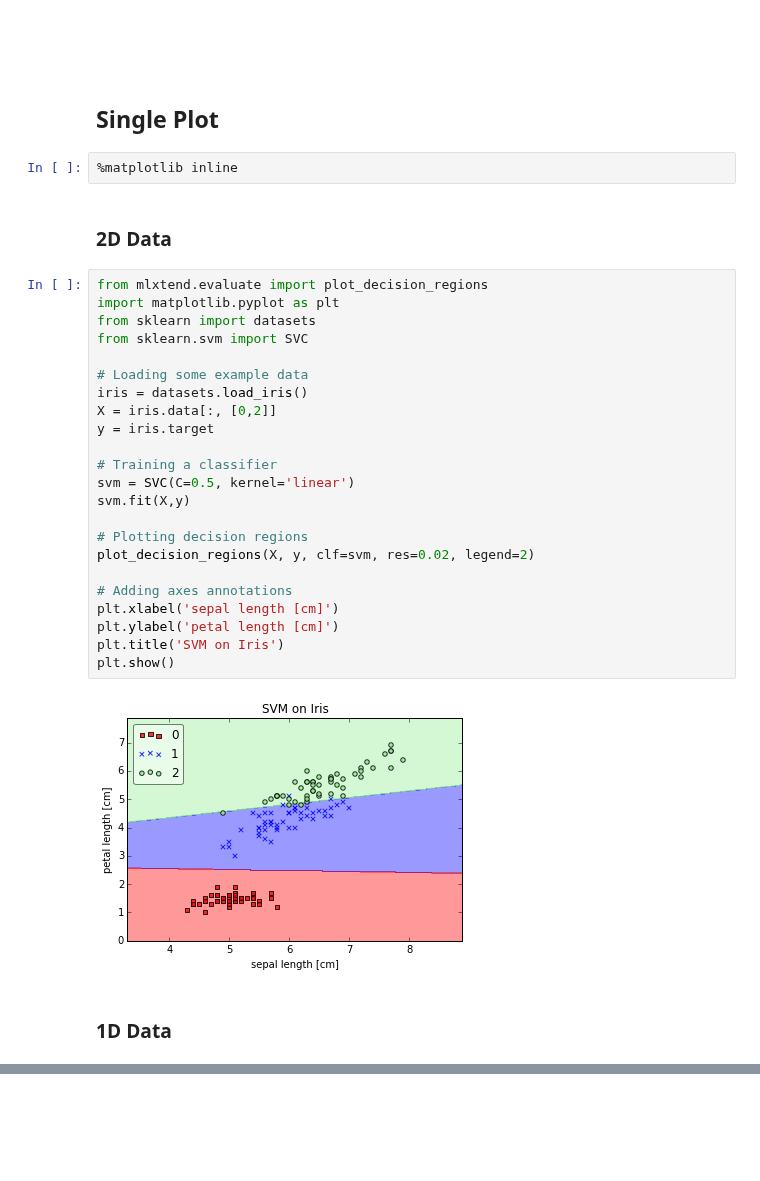
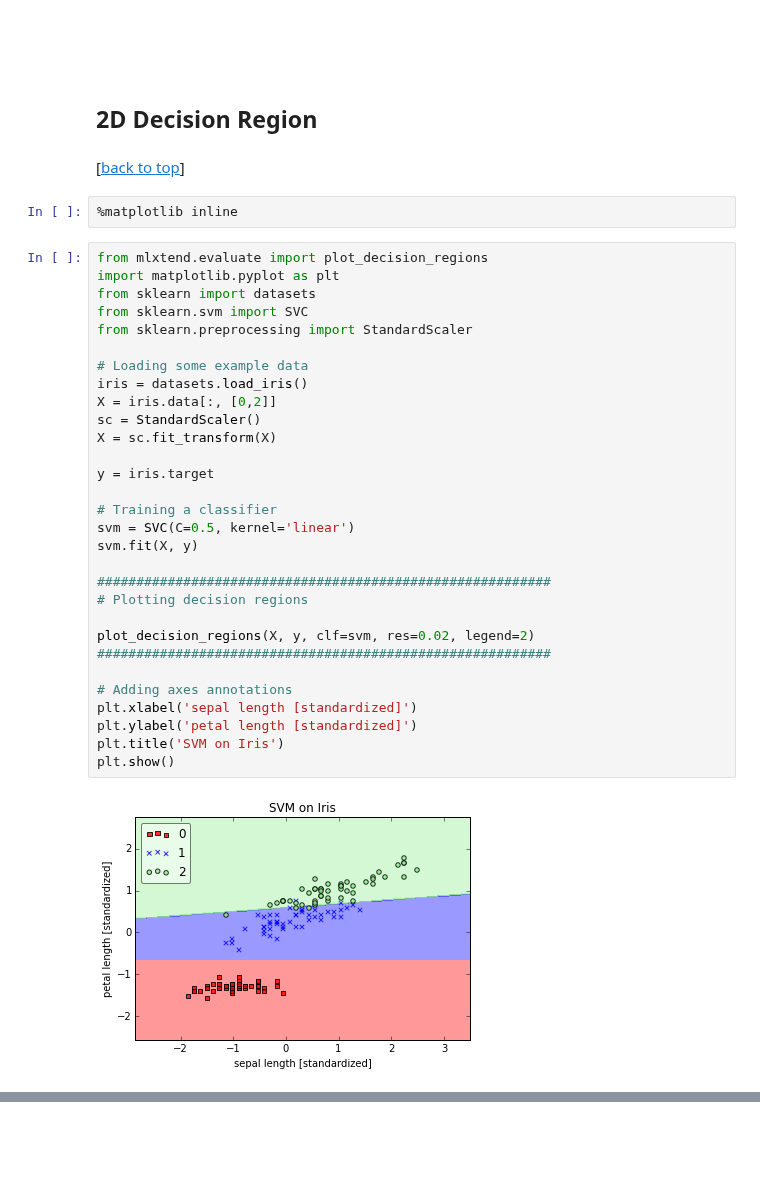
Before and after one commit to rasbt/mlxtend, a Jupyter notebook: docs/examples/evaluate_decision_regions.ipynb, the cells around one changed output, grey strips where cells are left out. Cells and saved outputs as stored; diff of their text form.

```diff
--- a/docs/examples/evaluate_decision_regions.ipynb
+++ b/docs/examples/evaluate_decision_regions.ipynb
@@ -21,36 +28,41 @@ mlxtend.__version__
 # %% [markdown]
 <br>
 <br>
-# %% [markdown]
-## Single Plot
+# %% [markdown]
+## 2D Decision Region
+# %% [markdown]
+[[back to top](#Sections)]
 # %%
 %matplotlib inline
-# %% [markdown]
-### 2D Data
 # %%
 from mlxtend.evaluate import plot_decision_regions
 import matplotlib.pyplot as plt
 from sklearn import datasets
 from sklearn.svm import SVC
+from sklearn.preprocessing import StandardScaler
 
 # Loading some example data
 iris = datasets.load_iris()
 X = iris.data[:, [0,2]]
+sc = StandardScaler()
+X = sc.fit_transform(X)
+
 y = iris.target
 
 # Training a classifier
 svm = SVC(C=0.5, kernel='linear')
-svm.fit(X,y)
+svm.fit(X, y)
 
+##########################################################
 # Plotting decision regions
+
 plot_decision_regions(X, y, clf=svm, res=0.02, legend=2)
+##########################################################
 
 # Adding axes annotations
-plt.xlabel('sepal length [cm]')
-plt.ylabel('petal length [cm]')
+plt.xlabel('sepal length [standardized]')
+plt.ylabel('petal length [standardized]')
 plt.title('SVM on Iris')
 plt.show()
 # %% [output]
-[figure, old version]
+[figure, new version]
-# %% [markdown]
-### 1D Data
```
Also changed, not shown: parts of 20 cells of this notebook, 6 other files.
